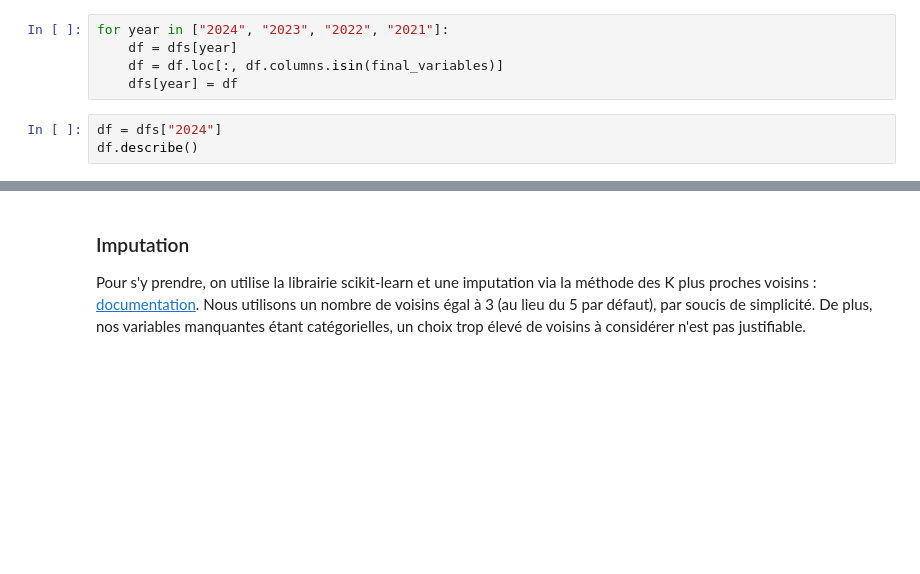
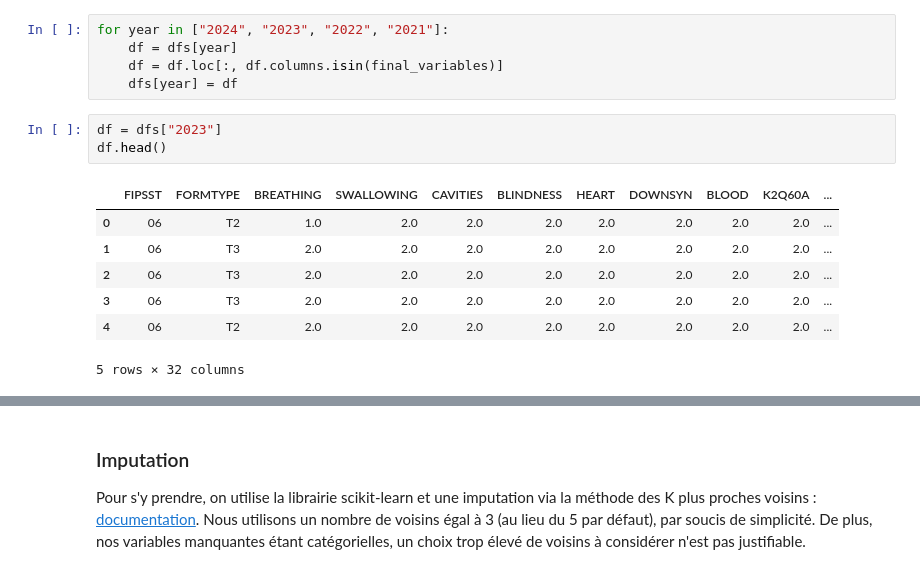
Before and after one commit to inaelenacampan/Determinants_of_children-s_health, a Jupyter notebook: Determinants_of_children-s_health.ipynb, the cells around one changed output, grey strips where cells are left out. Saved outputs shown, nothing was run; the diff lists cells and outputs as text; blank space fills up the shorter version.

```diff
--- a/Determinants_of_children-s_health.ipynb
+++ b/Determinants_of_children-s_health.ipynb
@@ -155,9 +217,17 @@ for year in ["2024", "2023", "2022", "2021"]:
     df = dfs[year]
     df = df.loc[:, df.columns.isin(final_variables)]
     dfs[year] = df
-# %%
-df = dfs["2024"]
-df.describe()
+# %%
+df = dfs["2023"]
+df.head()
+# %% [output]
+|  | FIPSST | FORMTYPE | BREATHING | SWALLOWING | CAVITIES | BLINDNESS | HEART | DOWNSYN | BLOOD | K2Q60A | ... |
+| 0 | 06 | T2 | 1.0 | 2.0 | 2.0 | 2.0 | 2.0 | 2.0 | 2.0 | 2.0 | ... |
+| 1 | 06 | T3 | 2.0 | 2.0 | 2.0 | 2.0 | 2.0 | 2.0 | 2.0 | 2.0 | ... |
+| 2 | 06 | T3 | 2.0 | 2.0 | 2.0 | 2.0 | 2.0 | 2.0 | 2.0 | 2.0 | ... |
+| 3 | 06 | T3 | 2.0 | 2.0 | 2.0 | 2.0 | 2.0 | 2.0 | 2.0 | 2.0 | ... |
+| 4 | 06 | T2 | 2.0 | 2.0 | 2.0 | 2.0 | 2.0 | 2.0 | 2.0 | 2.0 | ... |
+5 rows × 32 columns
 # %%
 missing_values = df.isna().mean().sort_values(ascending=False) * 100
 print(missing_values)
```
Also changed, not shown: parts of 10 cells of this notebook.
